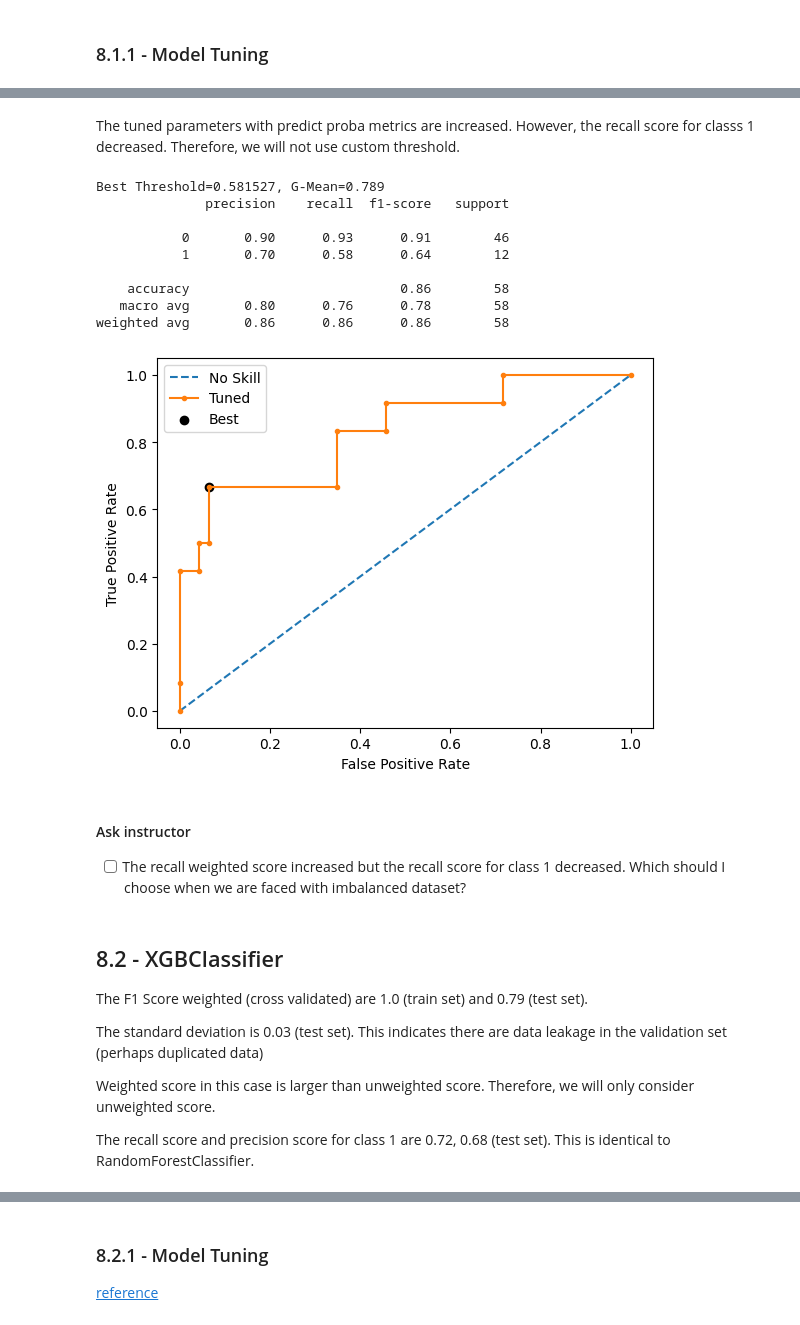
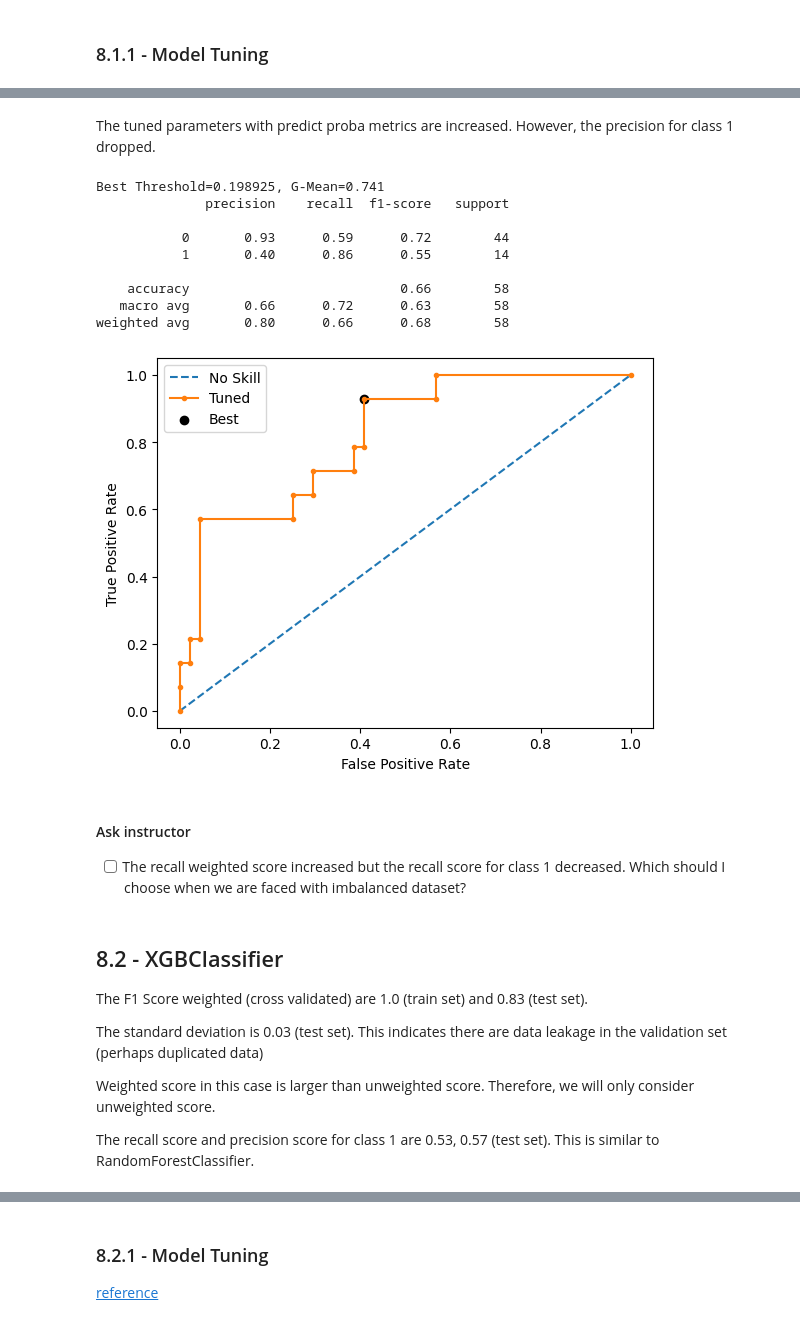
Before and after one commit to jasonrichdarmawan/p1-g3, a Jupyter notebook: h8dsft_P1G3_jason_rich_darmawan_onggo_putra.ipynb, the cells around one changed output, grey strips where cells are left out. Drawn from its saved outputs; the diff is of its cells as text; code cells hidden in the pictures.

```diff
--- a/h8dsft_P1G3_jason_rich_darmawan_onggo_putra.ipynb
+++ b/h8dsft_P1G3_jason_rich_darmawan_onggo_putra.ipynb
@@ -705,9 +742,9 @@ def isolate():
                              refit="f1_w",
                              param_grid={
                                 'randomforestclassifier__max_depth': [5],
-                                'randomforestclassifier__min_samples_split': [12],
+                                'randomforestclassifier__min_samples_split': [12, 62],
                                 # 'randomforestclassifier__max_leaf_nodes': [6],
-                                # 'randomforestclassifier__min_samples_leaf': [1],
+                                'randomforestclassifier__min_samples_leaf': [4],
                                 'randomforestclassifier__n_estimators': np.arange(start=2, stop=200, step=5),
                              },
                              return_train_score=True)
@@ -736,9 +773,9 @@ def isolate():
                              refit="f1_w",
                              param_grid={
                                 'randomforestclassifier__max_depth': [5],
-                                'randomforestclassifier__min_samples_split': [12],
+                                'randomforestclassifier__min_samples_split': [12, 62],
                                 # 'randomforestclassifier__max_leaf_nodes': [6],
-                                # 'randomforestclassifier__min_samples_leaf': [1],
+                                'randomforestclassifier__min_samples_leaf': [4],
                                 # 'randomforestclassifier__n_estimators': [102],
                                 'randomforestclassifier__max_samples': np.arange(0.1,1.1,0.1)
                              },
@@ -768,9 +805,9 @@ def isolate():
                              refit="f1_w",
                              param_grid={
                                 'randomforestclassifier__max_depth': [5],
-                                'randomforestclassifier__min_samples_split': [12],
+                                'randomforestclassifier__min_samples_split': [12, 62],
                                 # 'randomforestclassifier__max_leaf_nodes': [6],
-                                # 'randomforestclassifier__min_samples_leaf': [1],
+                                'randomforestclassifier__min_samples_leaf': [4],
                                 # 'randomforestclassifier__n_estimators': [102],
                                 # 'randomforestclassifier__max_samples': [1.0],
                                 'randomforestclassifier__max_features': np.arange(2,10,1)
@@ -801,6 +838,7 @@ rf_clf_tuned = make_pipeline(*pipe,
                                RandomForestClassifier(
                                 random_state=17,
                                 max_depth=5,
+                                min_samples_leaf=4,
                                 min_samples_split=12))
 
 # Model Training
@@ -863,41 +901,42 @@ Tuned Best Threshold=0.581527, G-Mean=0.789
 # %% [markdown]
-The tuned parameters with predict proba metrics are increased. However, the recall score for classs 1 decreased. Therefore, we will not use custom threshold.
+The tuned parameters with predict proba metrics are increased. However, the precision for class 1 dropped.
 # %%
 def isolate():
     y_test_proba = rf_clf_tuned.predict_proba(X=X_test)[:,1]
 
     fpr, tpr, thresholds = roc_curve(y_true=y_test, y_score=y_test_proba)
 
     gmeans = np.sqrt(tpr * (1-fpr))
     ix = np.argmax(gmeans)
     print('Best Threshold=%f, G-Mean=%.3f' % (thresholds[ix], gmeans[ix]))
 
     plt.plot([0,1], [0,1], linestyle='--', label='No Skill')
     plt.plot(fpr, tpr, marker='.', label='Tuned')
     plt.scatter(fpr[ix], tpr[ix], marker='o', color='black', label='Best')
     plt.xlabel('False Positive Rate')
     plt.ylabel('True Positive Rate')
     plt.legend()
     plt.plot()
 
-    y_test_pred = (y_test_proba >= 0.581527).astype(int)
     global rf_clf_tuned_threshold
-    rf_clf_tuned_threshold = 0.581527
+    rf_clf_tuned_threshold = 0.198925
+
+    y_test_pred = (y_test_proba >= rf_clf_tuned_threshold).astype(int)
 
     print(classification_report(y_true=y_test, y_pred=y_test_pred))
 
 isolate()
 # %% [output]
-Best Threshold=0.581527, G-Mean=0.789
+Best Threshold=0.198925, G-Mean=0.741
               precision    recall  f1-score   support
 
-           0       0.90      0.93      0.91        46
-           1       0.70      0.58      0.64        12
+           0       0.93      0.59      0.72        44
+           1       0.40      0.86      0.55        14
 
-    accuracy                           0.86        58
-   macro avg       0.80      0.76      0.78        58
-weighted avg       0.86      0.86      0.86        58
+    accuracy                           0.66        58
+   macro avg       0.66      0.72      0.63        58
+weighted avg       0.80      0.66      0.68        58
-[figure, old version]
+[figure, new version]
 # %% [markdown]
 #### Ask instructor
 
@@ -915,13 +954,13 @@ isolate()
 # %% [markdown]
 ## 8.2 - XGBClassifier
 
-The F1 Score weighted (cross validated) are 1.0 (train set) and 0.79 (test set).
+The F1 Score weighted (cross validated) are 1.0 (train set) and 0.83 (test set).
 
 The standard deviation is 0.03 (test set). This indicates there are data leakage in the validation set (perhaps duplicated data)
 
 Weighted score in this case is larger than unweighted score. Therefore, we will only consider unweighted score.
 
-The recall score and precision score for class 1 are 0.72, 0.68 (test set). This is identical to RandomForestClassifier.
+The recall score and precision score for class 1 are 0.53, 0.57 (test set). This is similar to RandomForestClassifier.
 # %%
 # Evaluate XGBClassifier
 def isolate():
```
Also changed, not shown: parts of 35 cells of this notebook, 4 other files.
